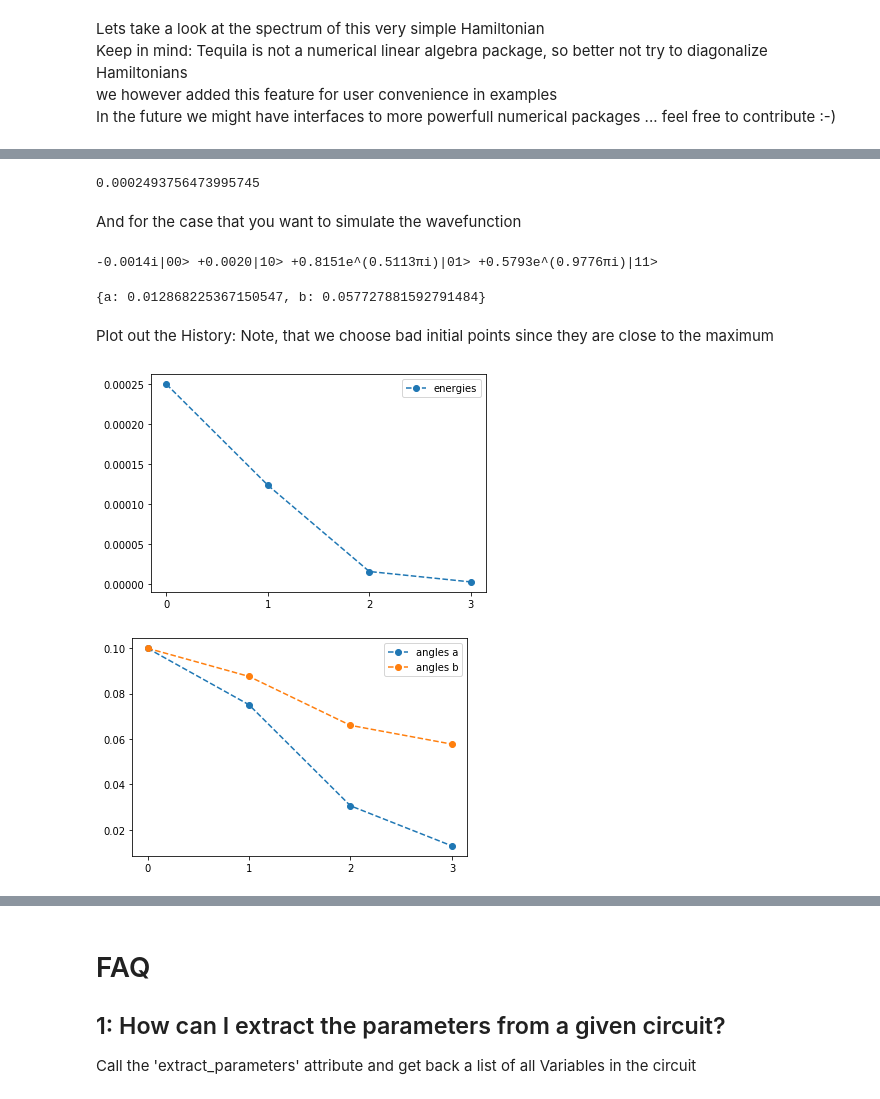
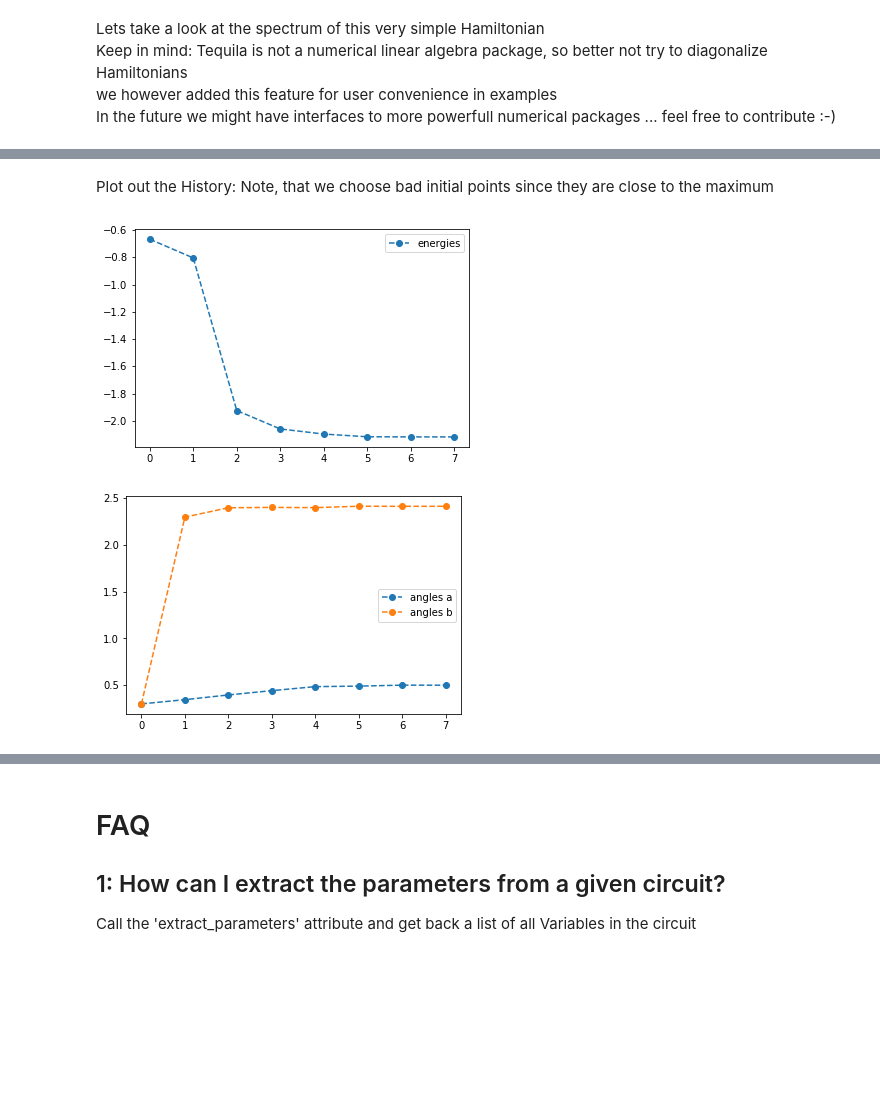
Before and after one commit to tequilahub/tequila, a Jupyter notebook: tutorials/SciPyOptimizers.ipynb, the cells around one changed output, grey strips where cells are left out. Drawn from its saved outputs; the diff is of its cells as text; code cells hidden in the pictures; blank space fills up the shorter version.

```diff
--- a/tutorials/SciPyOptimizers.ipynb
+++ b/tutorials/SciPyOptimizers.ipynb
@@ -13,8 +13,8 @@ $$ H = \sigma_x(1) + c \sigma_z(1) - \sigma_z(0)$$
 <br>
 The tutorial is \textbf{not} a guideline to optimization strategies but only intends to show tequilas functionality
 # %%
-c = 0.001
-H = tq.paulis.X(1) + 0.0*c*tq.paulis.Z(1)
+c = 0.5
+H = tq.paulis.X(1) + c*tq.paulis.Z(1) - tq.paulis.Z(0)
 # %% [markdown]
 Lets take a look at the spectrum of this very simple Hamiltonian
 Keep in mind: Tequila is not a numerical linear algebra package, so better not try to diagonalize Hamiltonians
@@ -45,11 +42,17 @@ and variable $b$ finds the effective one qubit minimum. So it is a quite useless
 # %%
+a = tq.Variable(name="a")
 b = tq.Variable(name="b")
+c = tq.Variable(name="c")
 
-U = tq.gates.Ry(target=0, angle='a')
-U += tq.gates.Ry(target=1, control=0, angle=b/2)
+a = 2.0*a*tq.numpy.pi # optimize a in units of 2pi
+b = 2.0*b*tq.numpy.pi # optimize b in units of 2pi
+c = 2.0*c*tq.numpy.pi # optimize c in units of 2pi
+
+U = tq.gates.Ry(target=0, angle=a)
+U += tq.gates.Ry(target=1, control=0, angle=b)
 U += tq.gates.X(target=1)
-U += tq.gates.Ry(target=1, control=0, angle=-b/2)
-U += tq.gates.Rx(target=0,angle=1.234)
+U += tq.gates.Ry(target=1, control=0, angle=-b)
+U += tq.gates.Ry(target=0,angle=c)
 # %%
 print(U)
 # %% [output]
@@ -81,7 +105,7 @@ Values of variables are passed as dictionaries where the keys are tequila variab
 # %%
-initial_values = {'a':0.1, 'b':0.1}
+initial_values = {'a':0.3, 'b':0.3, 'c':0.3}
 O = tq.Objective.ExpectationValue(U=U, H=H)
-result = tq.optimizer_scipy.minimize(objective=O, initial_values=initial_values)
+result = tq.optimizer_scipy.minimize(objective=O, method="bfgs", initial_values=initial_values, tol=1.e-3, method_options={"gtol":1.e-3})
 # %% [output]
 ObjectiveType is <class 'tequila.objective.objective.Objective'>
 Starting BFGS optimization
@@ -110,31 +132,14 @@ Lets simulate the objective directly with different values for the variables
-# %%
-energy = tq.simulate(O, variables={"a": 0.1, "b":0.1})
-print(energy)
-# %% [output]
-0.0002493756473995745
-# %% [markdown]
-And for the case that you want to simulate the wavefunction
-# %%
-wfn = tq.simulate(U,variables={"a": 0.1, "b":0.1})
-print(wfn)
-# %% [output]
--0.0014i|00> +0.0020|10> +0.8151e^(0.5113πi)|01> +0.5793e^(0.9776πi)|11>
-# %%
-# final angles
-result.angles
-# %% [output]
-{a: 0.012868225367150547, b: 0.057727881592791484}
 # %% [markdown]
 Plot out the History:
 Note, that we choose bad initial points since they are close to the maximum
 # %%
 result.history.plot('energies')
 # %% [output]
-[figure, old version]
+[figure, new version]
 # %%
-result.history.plot(property='angles', key=[tq.Variable("a"), tq.Variable("b")])
+result.history.plot(property='angles', key=["a", "b"])
 # %% [output]
-[figure, old version]
+[figure, new version]
 # %%
 # Convenience in the history plot
 result.history.plot(property='angles', key="a")
```
Also changed, not shown: parts of 28 cells of this notebook, 3 other files.
